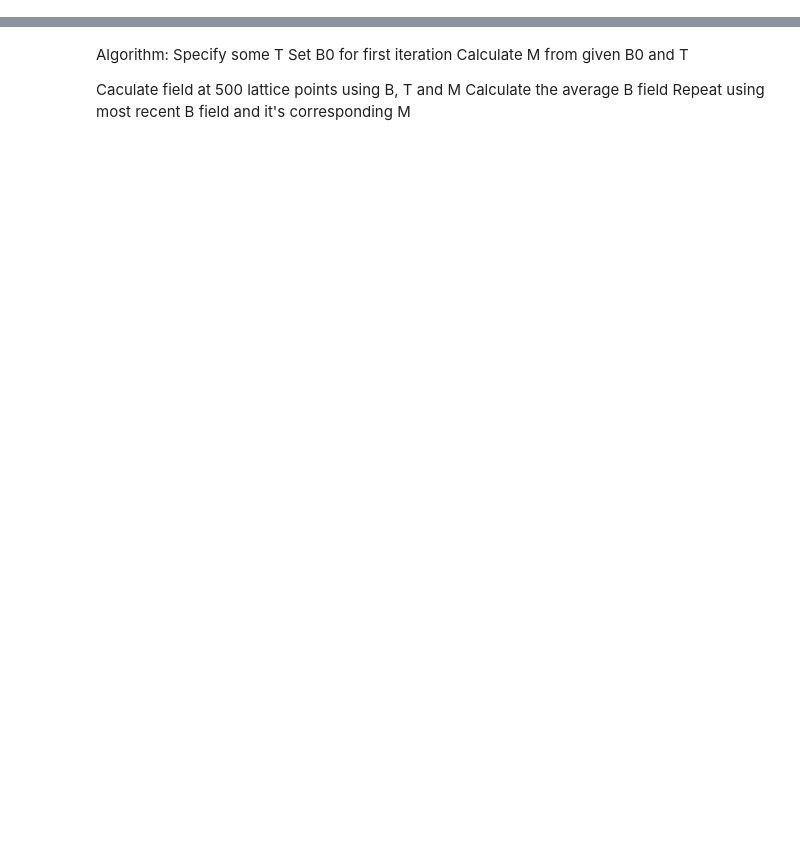
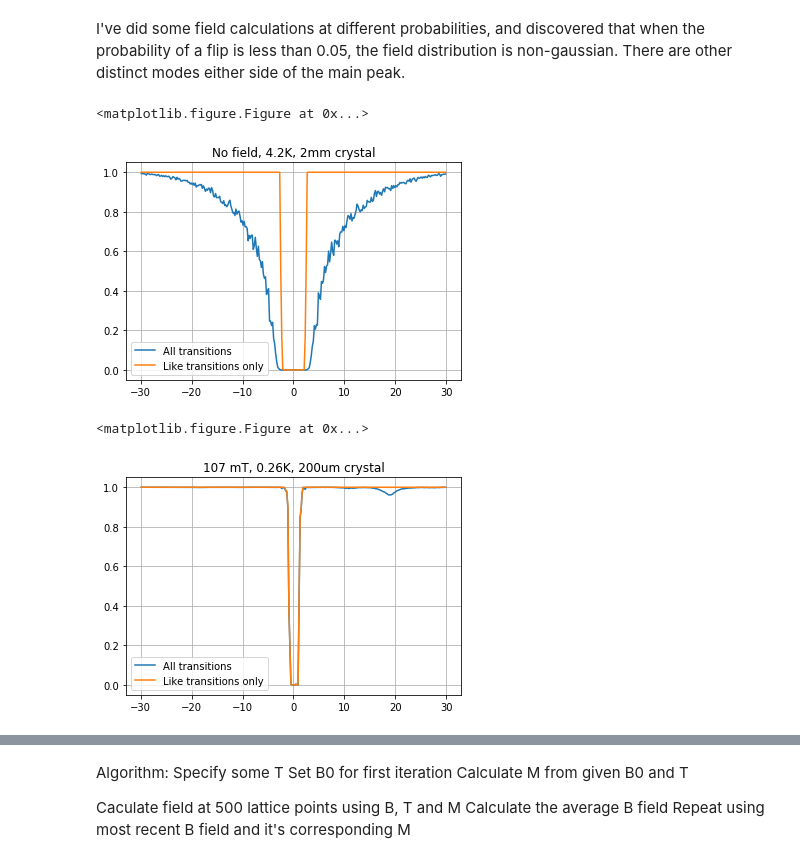
Before and after one commit to mattberrington/dipolesums, a Jupyter notebook: MonteCarlo.ipynb, the cells around one changed output, grey strips where cells are left out. Cells and saved outputs as stored; diff of their text form; code cells hidden in the pictures; blank space fills up the shorter version.

```diff
--- a/MonteCarlo.ipynb
+++ b/MonteCarlo.ipynb
@@ -78,0 +80,2 @@ M_exc = spinh.M(alpha_exc, beta_exc, gamma_exc, gx_exc, gy_exc, gz_exc)
+# %% [markdown]
+I've did some field calculations at different probabilities, and discovered that when the probability of a flip is less than 0.05, the field distribution is non-gaussian. There are other distinct modes either side of the main peak.
@@ -78,0 +87,15 @@ M_exc = spinh.M(alpha_exc, beta_exc, gamma_exc, gx_exc, gy_exc, gz_exc)
+# %%
+import importlib
+importlib.reload(spinh)
+
+f, ax = spinh.synthetic_spectrum(M_gnd,M_exc,4.2,0,0,0,20000,Bx_each_ion,By_each_ion,Bz_each_ion,vertices)
+ax.set_title("No field, 4.2K, 2mm crystal")
+plt.show()
+f, ax = spinh.synthetic_spectrum(M_gnd,M_exc,0.26,0,0,0.107,20000,Bx_each_ion,By_each_ion,Bz_each_ion,vertices,length=2e-4)
+ax.set_title("107 mT, 0.26K, 200um crystal")
+plt.show()
+# %% [output]
+<matplotlib.figure.Figure at 0x...>
+[figure, added]
+<matplotlib.figure.Figure at 0x...>
+[figure, added]
```
Also changed, not shown: parts of 12 cells of this notebook, 1 other file.
